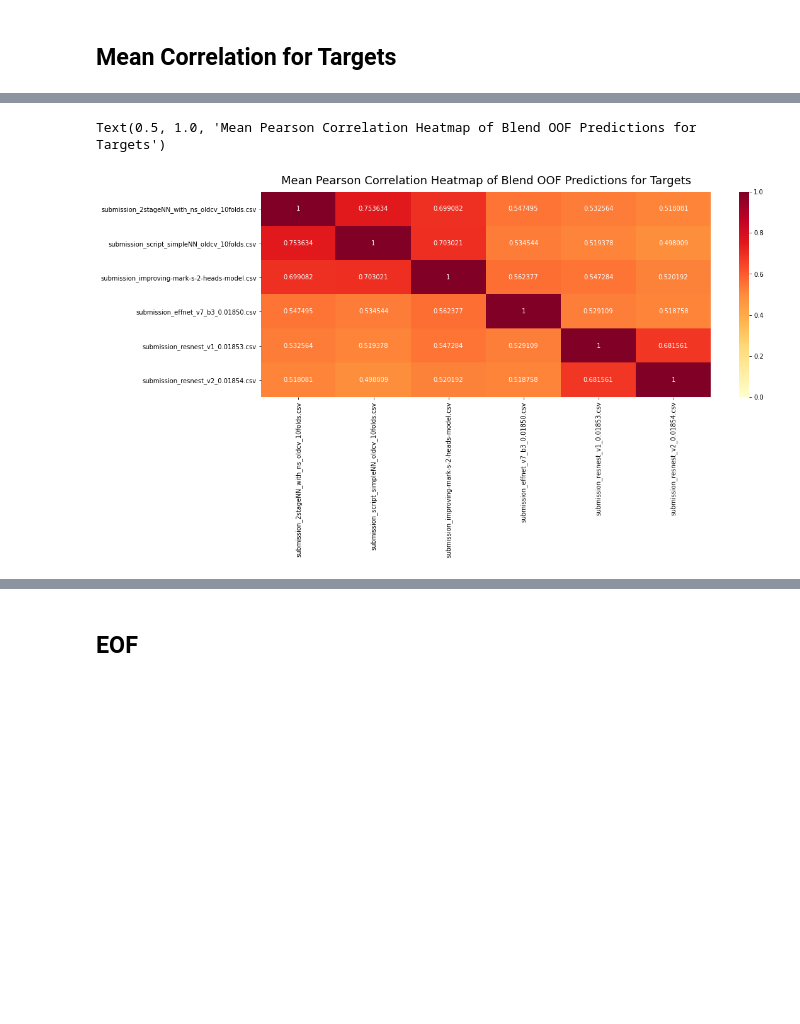
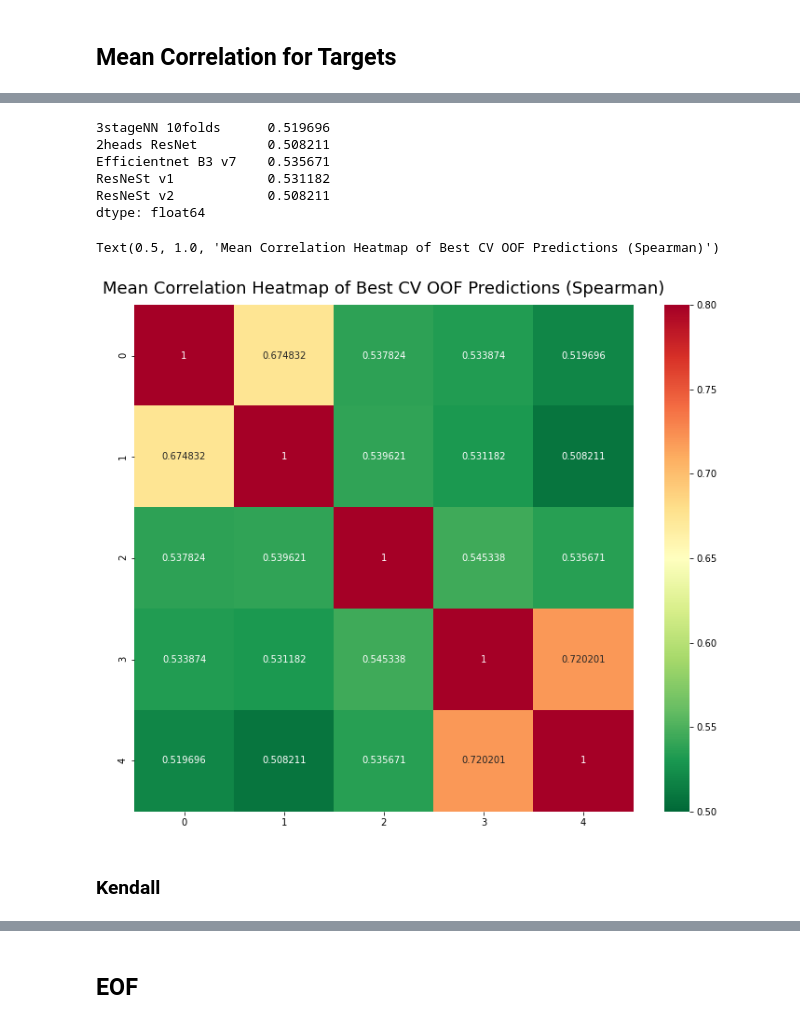
Before and after one commit to guitarmind/kaggle_moa_winner_hungry_for_gold, a Jupyter notebook: blends/blend_eda_v7.ipynb, the cells around one changed output, grey strips where cells are left out. Cells and saved outputs as stored; diff of their text form; code cells hidden in the pictures; blank space fills up the shorter version.

```diff
--- a/blends/blend_eda_v7.ipynb
+++ b/blends/blend_eda_v7.ipynb
@@ -870,18 +833,19 @@ sns.heatmap(mat_df, annot=True)
 # %%
-model_names = [m[2] for m in model_list]
+method = 'pearson'
 mean_oof_corr = np.zeros((all_oof.shape[0], all_oof.shape[0]))
 for i in range(len(model_list)):
     i_df = pd.DataFrame(all_oof[i])
     for j in range(len(model_list)):
         j_df = pd.DataFrame(all_oof[j])
         print(
-            f'Mean Correlation (column-wise) [Model {i}-{j}]: {i_df.corrwith(j_df).mean()}'
+            f'Mean Correlation (column-wise) [Model {i}-{j}]: {i_df.corrwith(j_df, method=method).mean()}'
         )
-        mean_oof_corr[i, j] = i_df.corrwith(j_df).mean()
+        mean_oof_corr[i, j] = i_df.corrwith(j_df, method=method).mean()
 
 corr_df = pd.DataFrame(
-    mean_oof_corr, columns=[f'Model-{i}' for i in range(1,
-                                              len(model_list) + 1)])
+    mean_oof_corr,
+    columns=[f'Model-{i}' for i in range(1,
+                                         len(model_list) + 1)])
 corr_df.columns = model_names
 corr_df.index = model_names
 # %% [output]
@@ -933,0 +928,18 @@ Text(0.5, 1.0, 'Mean Pearson Correlation Heatmap of Blend OOF Predictions for Ta
+# %%
+method = 'spearman'
+mean_oof_corr = np.zeros((all_oof.shape[0], all_oof.shape[0]))
+for i in range(len(model_list)):
+    i_df = pd.DataFrame(all_oof[i])
+    for j in range(len(model_list)):
+        j_df = pd.DataFrame(all_oof[j])
+        print(
+            f'Mean Correlation (column-wise) [Model {i}-{j}]: {i_df.corrwith(j_df, method=method).mean()}'
+        )
+        mean_oof_corr[i, j] = i_df.corrwith(j_df, method=method).mean()
+
+corr_df = pd.DataFrame(
+    mean_oof_corr,
+    columns=[f'Model-{i}' for i in range(1,
+                                         len(model_list) + 1)])
+corr_df.columns = model_names
+corr_df.index = model_names
@@ -934,19 +973,31 @@ Text(0.5, 1.0, 'Mean Pearson Correlation Heatmap of Blend OOF Predictions for Ta
+# %%
+print(np.min(corr_df))
+# %% [output]
+3stageNN 10folds      0.519696
+2heads ResNet         0.508211
+Efficientnet B3 v7    0.535671
+ResNeSt v1            0.531182
+ResNeSt v2            0.508211
+dtype: float64
 # %%
-plt.figure(figsize=(16, 6))
+plt.figure(figsize=(12, 10))
 heatmap = sns.heatmap(mean_oof_corr,
-                      vmin=0,
-                      vmax=1,
+                      vmin=0.5,
+                      vmax=0.8,
+                      # center=0.6,
                       fmt='.6g',
-                      cmap='YlOrRd',
+                      cmap='RdYlGn_r',
                       annot=True)
 # center=0.7)
 # annot=True)
 # cmap='jet')
 # cmap='BrBG')
 heatmap.set_title(
-    'Mean Pearson Correlation Heatmap of Blend OOF Predictions for Targets',
+    'Mean Correlation Heatmap of Best CV OOF Predictions (Spearman)',
     fontdict={'fontsize': 18},
     pad=12)
 # %% [output]
-Text(0.5, 1.0, 'Mean Pearson Correlation Heatmap of Blend OOF Predictions for Targets')
+Text(0.5, 1.0, 'Mean Correlation Heatmap of Best CV OOF Predictions (Spearman)')
-[figure, old version]
+[figure, new version]
+# %% [markdown]
+### Kendall
```
Also changed, not shown: parts of 31 cells of this notebook, 1 other file.
